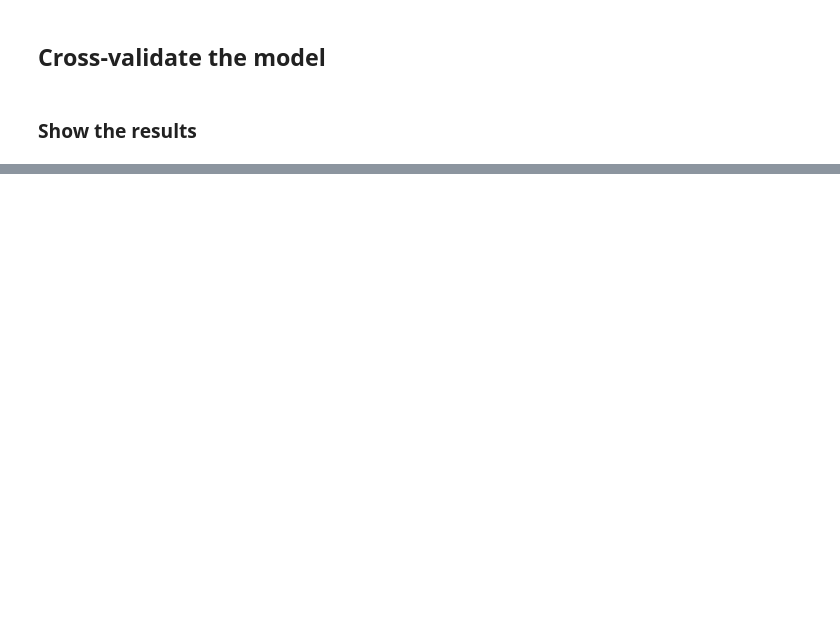
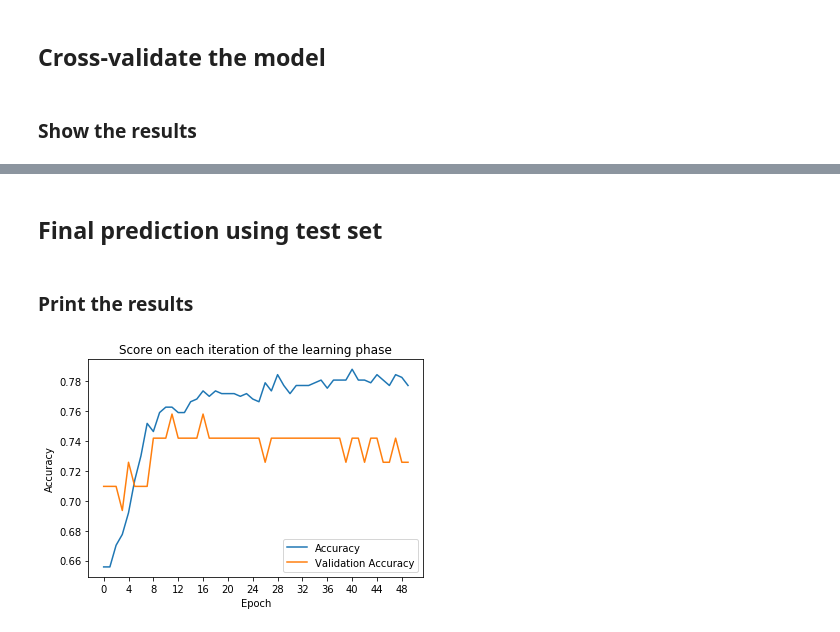
Before and after one commit to Vykstorm/PIMA, a Jupyter notebook: estimators/neural.ipynb, the cells around one changed output, grey strips where cells are left out. Cells and saved outputs as stored; diff of their text form; code cells hidden in the pictures; blank space fills up the shorter version.

```diff
--- a/estimators/neural.ipynb
+++ b/estimators/neural.ipynb
@@ -257,0 +133,6 @@ pd.DataFrame({
+# %% [markdown]
+## Final prediction using test set
+# %%
+X_train, X_test, y_train, y_test = train_test_split(X, y_cat, test_size=0.2, random_state=13)
+model = build_model()
+history = model.fit(X_train, y_train, epochs=50, verbose=False, validation_split=0.1)
@@ -257,0 +142,12 @@ pd.DataFrame({
+# %% [markdown]
+### Print the results
+# %%
+plt.plot(history.history['acc'])
+plt.plot(history.history['val_acc'])
+plt.xlabel('Epoch')
+plt.ylabel('Accuracy')
+plt.xticks(range(0, 50, 4));
+plt.title('Score on each iteration of the learning phase')
+plt.legend(['Accuracy', 'Validation Accuracy']);
+# %% [output]
+[figure, added]
```
Also changed, not shown: parts of 24 cells of this notebook.
